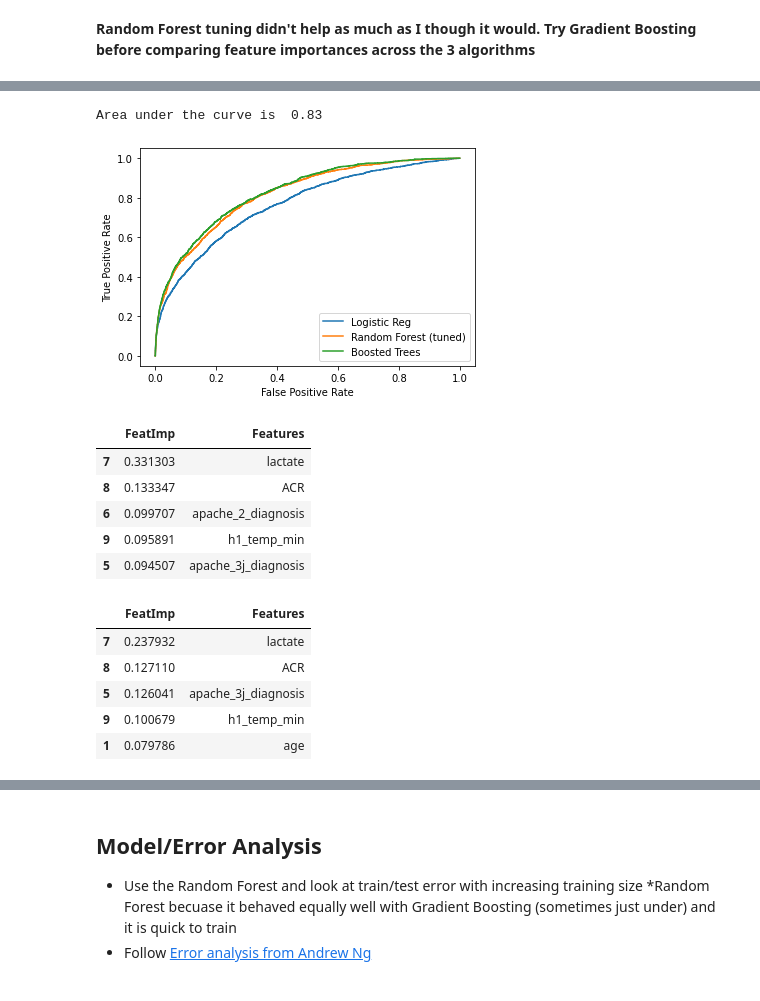
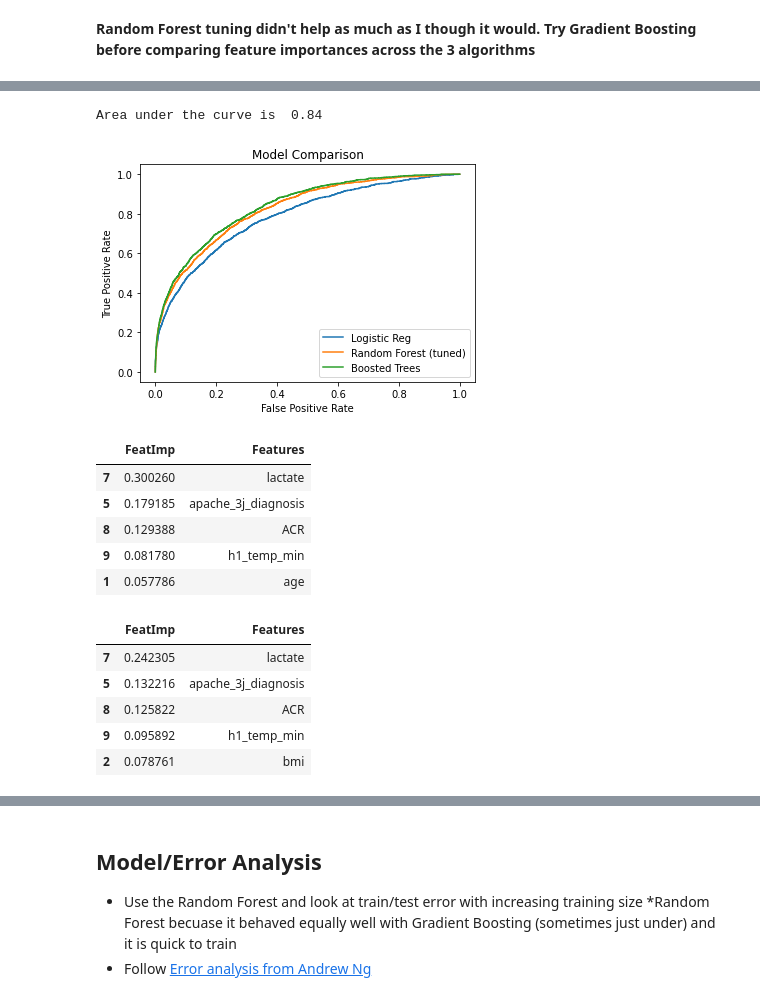
Before and after one commit to mrose10/ICU-Mortality-Prediction_Women-in-Data, a Jupyter notebook: notebooks/Modeling.ipynb, the cells around one changed output, grey strips where cells are left out. Cells and saved outputs as stored; diff of their text form; code cells hidden in the pictures.

```diff
--- a/notebooks/Modeling.ipynb
+++ b/notebooks/Modeling.ipynb
@@ -115,5 +116,5 @@ param_grid = {'n_estimators':np.arange(1,20), #number of trees built before voti
               'min_samples_leaf': np.arange(1,10),
               'criterion' : ['gini', 'entropy']}
 model = RandomForestClassifier()
-model_cv= RandomizedSearchCV(model,param_grid,cv=5)
-model_cv.fit(Xtrain,ytrain)
+model_cv = RandomizedSearchCV(model,param_grid,cv=5)
+_ = model_cv.fit(Xtrain,ytrain)
@@ -183,3 +164,3 @@ gb_cv.best_params_
 # %%
 gb_cv = GradientBoostingClassifier(n_estimators= 100, max_features= 'sqrt', max_depth= 5)
-gb_cv.fit(Xtrain,ytrain)
+_ = gb_cv.fit(Xtrain,ytrain)
@@ -201,18 +171,19 @@ roc_auc_Boost = auc(fprBoost, tprBoost)
 
 print('Area under the curve is ', round(roc_auc_Boost,2))
 # %% [output]
-Area under the curve is  0.83
+Area under the curve is  0.84
 # %%
 # Plot ROC
 plt.plot(fpr,tpr)
 plt.plot(fprRFt,tprRFt)
 plt.plot(fprBoost,tprBoost)
 plt.xlabel('False Positive Rate')
 plt.ylabel('True Positive Rate')
 plt.legend(['Logistic Reg','Random Forest (tuned)','Boosted Trees'])
+plt.title('Model Comparison')
 plt.show()
 # %% [output]
-[figure, old version]
+[figure, new version]
 # %%
 featimp_gb = gb_cv.feature_importances_
 featimp_rf = model_cv.best_estimator_.feature_importances_
@@ -223,22 +194,22 @@ featimp_gb_df = pd.DataFrame(zip(featimp_gb,features), columns = ['FeatImp','Fea
 featimp_gb_df.sort_values(by='FeatImp',ascending=False).head()
 # %% [output]
 |  | FeatImp | Features |
-| 7 | 0.331303 | lactate |
-| 8 | 0.133347 | ACR |
-| 6 | 0.099707 | apache_2_diagnosis |
-| 9 | 0.095891 | h1_temp_min |
-| 5 | 0.094507 | apache_3j_diagnosis |
+| 7 | 0.300260 | lactate |
+| 5 | 0.179185 | apache_3j_diagnosis |
+| 8 | 0.129388 | ACR |
+| 9 | 0.081780 | h1_temp_min |
+| 1 | 0.057786 | age |
 # %%
 # Random Forest
 featimp_rf_df = pd.DataFrame(zip(featimp_rf,features), columns = ['FeatImp','Features'])
 featimp_rf_df.sort_values(by='FeatImp',ascending=False).head()
 # %% [output]
 |  | FeatImp | Features |
-| 7 | 0.237932 | lactate |
-| 8 | 0.127110 | ACR |
-| 5 | 0.126041 | apache_3j_diagnosis |
-| 9 | 0.100679 | h1_temp_min |
-| 1 | 0.079786 | age |
+| 7 | 0.242305 | lactate |
+| 5 | 0.132216 | apache_3j_diagnosis |
+| 8 | 0.125822 | ACR |
+| 9 | 0.095892 | h1_temp_min |
+| 2 | 0.078761 | bmi |
 # %%
 # Logistic Regression
 featimp_lr_df = pd.DataFrame(zip(featimp_lr.reshape(-1),features), columns = ['FeatImp','Features'])
```
Also changed, not shown: parts of 21 cells of this notebook.
